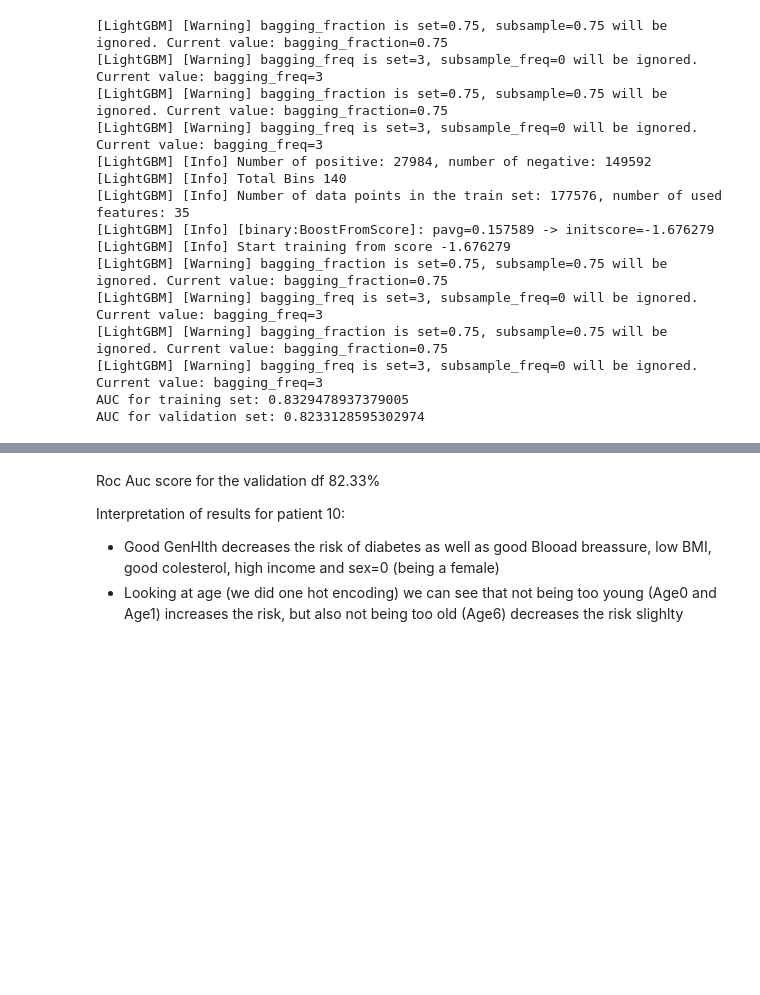
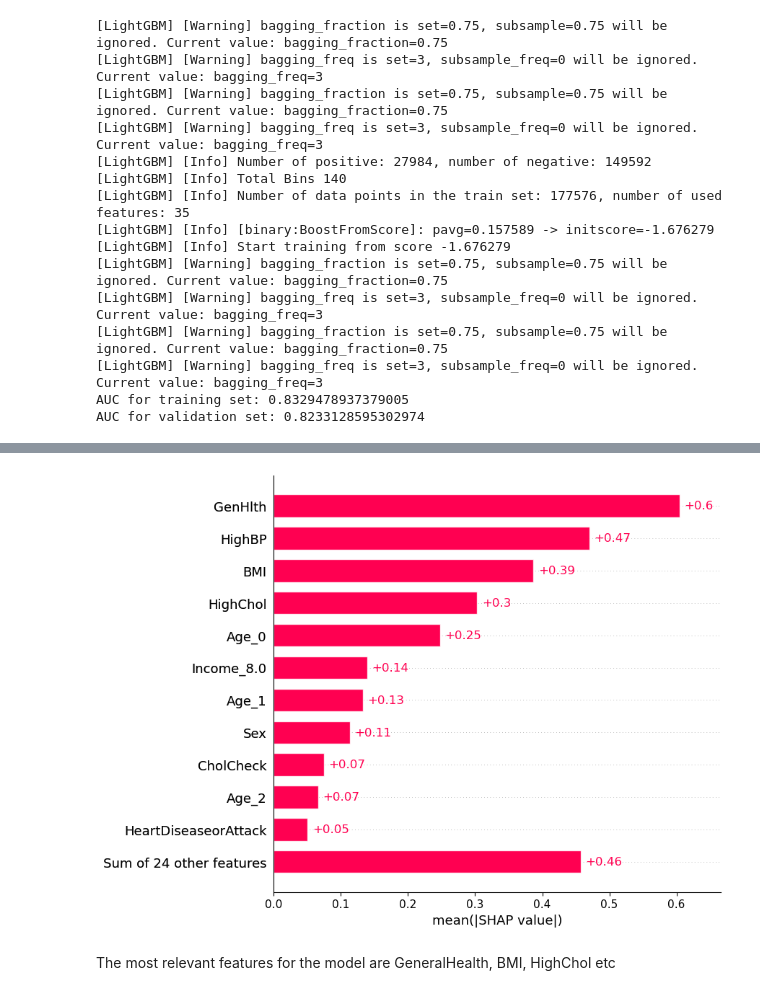
Before and after one commit to katarzynarogalska/DiabetesPrediction, a Jupyter notebook: model.ipynb, the cells around one changed output, grey strips where cells are left out. Cells and saved outputs as stored; diff of their text form; code cells hidden in the pictures; blank space fills up the shorter version.

Commit message:
more_shap_added

```diff
--- a/model.ipynb
+++ b/model.ipynb
@@ -136,7 +132,6 @@ shap.waterfall_plot(shap_values[10])
-# %% [markdown]
-Roc Auc score for the validation df 82.33%
-
-Interpretation of results for patient 10:
-
-* Good GenHlth decreases the risk of diabetes as well as good Blooad breassure, low BMI, good colesterol, high income and sex=0 (being a female)
-* Looking at age (we did one hot encoding) we can see that not being too young (Age0 and Age1) increases the risk, but also not being too old (Age6) decreases the risk slighlty
+# %%
+shap.plots.bar(shap_values,max_display=12)
+# %% [output]
+[figure, added]
+# %% [markdown]
+The most relevant features for the model are GeneralHealth, BMI, HighChol etc
```
Also changed, not shown: parts of 13 cells of this notebook.
